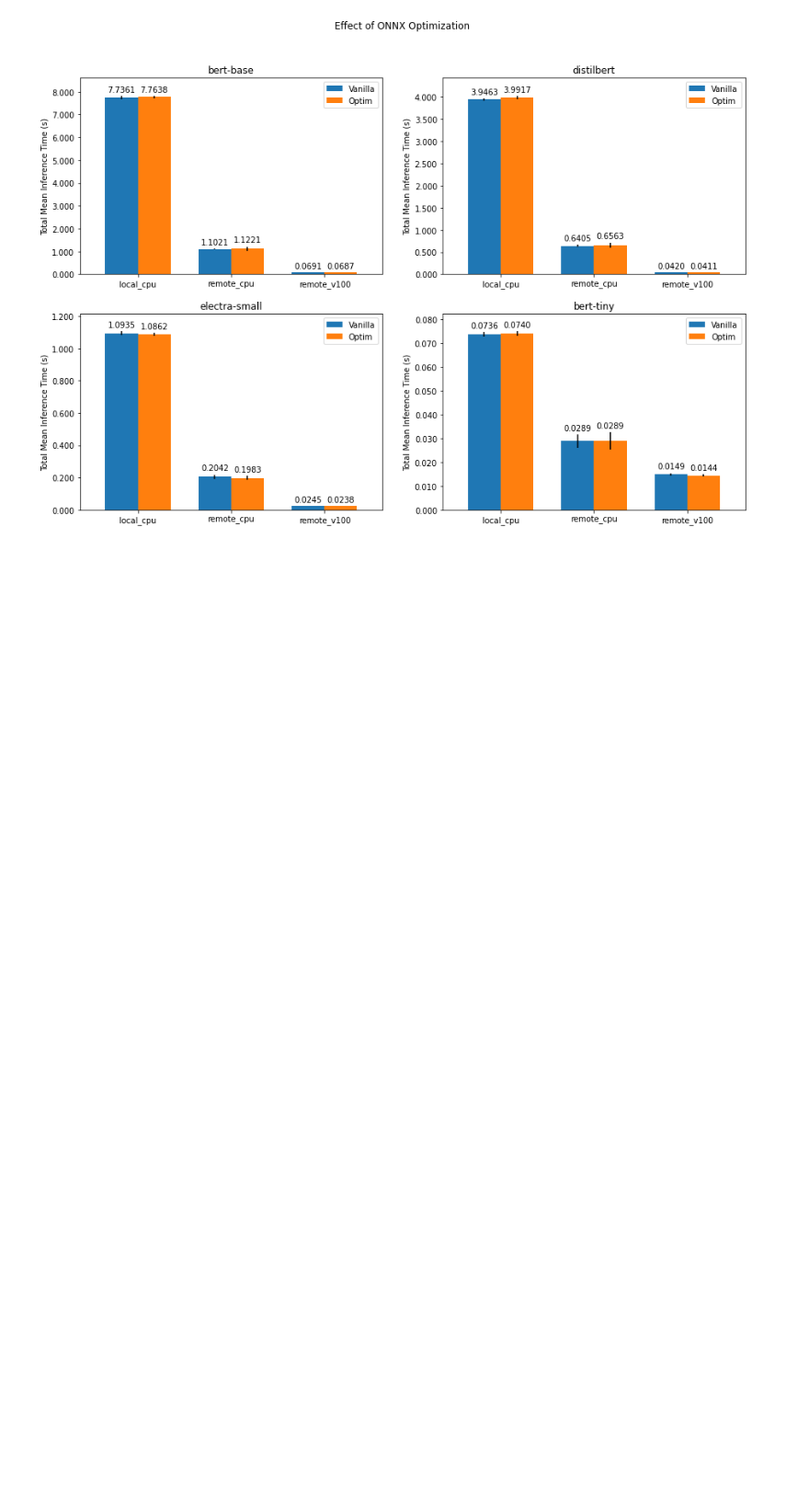
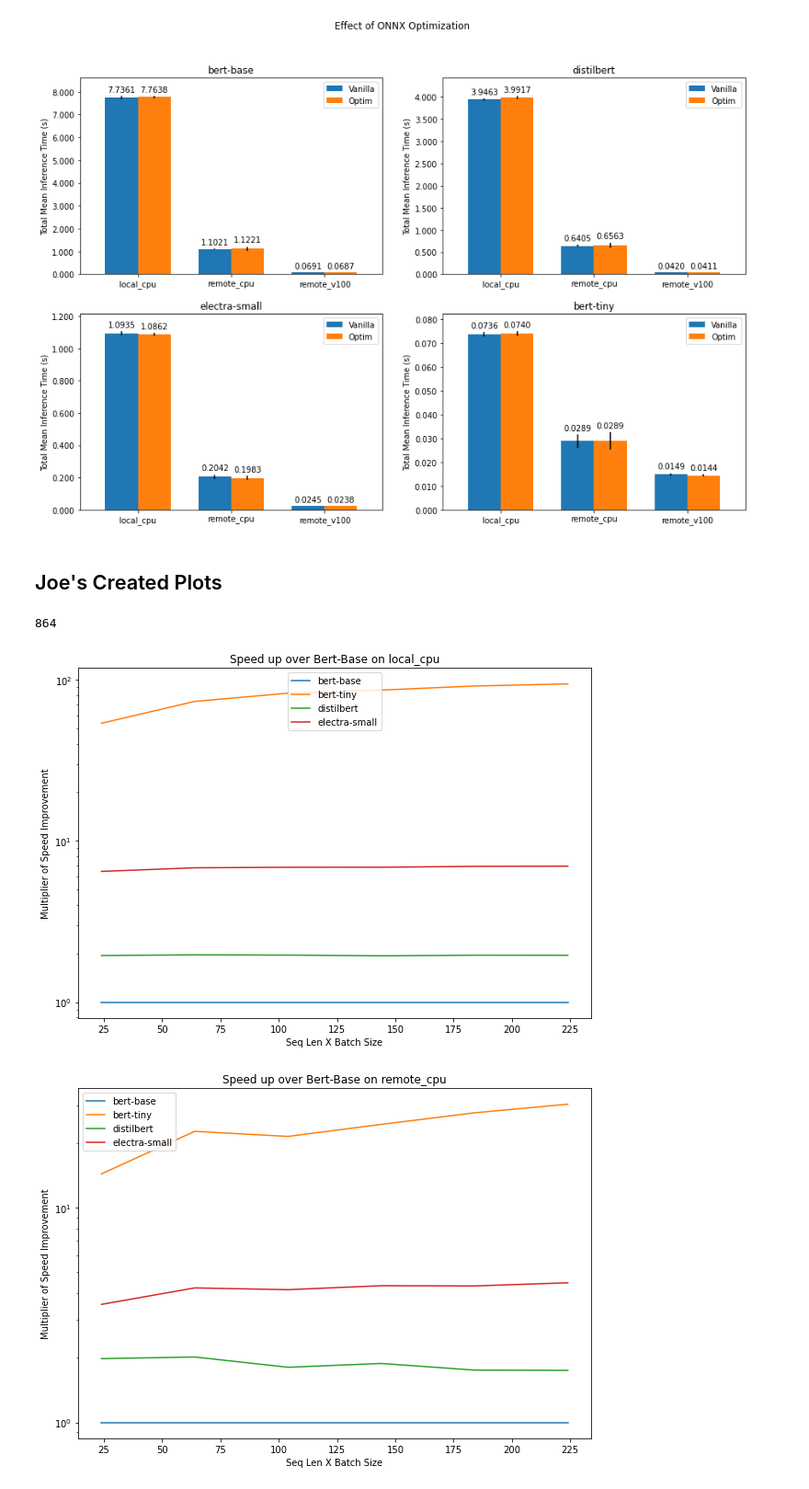
Before and after one commit to kharkarag/practical-transformer-deployment, a Jupyter notebook: Analysis.ipynb, the cells around one changed output. Shown at 92% size. Cells and saved outputs as stored; diff of their text form; code cells hidden in the pictures; blank space fills up the shorter version.

Commit message:
added new plots to Analysis

```diff
--- a/Analysis.ipynb
+++ b/Analysis.ipynb
@@ -317,3 +329,5 @@ def analyze_optim_plot(model_results, model_name, plot):
 plot_all_models(master_results_updated, analyze_optim_plot, "Effect of ONNX Optimization")
 # %% [output]
 [figure]
+# %% [markdown]
+## Joe's Created Plots
@@ -319,0 +337,53 @@ plot_all_models(master_results_updated, analyze_optim_plot, "Effect of ONNX Opti
+# %%
+## Plot it/s vs seq_len
+data_map = []
+for model_type, v1 in data.items():
+    for quant, v2 in v1.items():
+        for bs_seq, v3 in v2.items():
+            for execu, v4 in v3.items():
+                for time, v5 in v4.items():
+                    half = bs_seq.split('_')
+                    seq = int(half[1][2:])
+                    batch = int(half[0][2:])
+                    data_map.append([model_type, quant, batch, seq, execu, time, v5['mean'], v5['std']])
+
+len(data_map)
+# %% [output]
+864
+# %%
+import pandas as pd
+
+df = pd.DataFrame(data_map, columns=['model_type', 'quant', 'batch_size', 'seq_len',
+                                     'exec', 'time_type', 'mean', 'std'])
+df['seq_len'] = df['seq_len'] * 10 + 2
+# %%
+# compute per model speed up
+
+storage = None
+
+for e_type in ['local_cpu', 'remote_cpu', 'remote_v100']:
+    fig = plt.figure(figsize=(10,7))
+    for ix, model in enumerate(np.unique(df['model_type'])):
+        df_m = df.loc[df['model_type'] == model]
+
+        df_m = df_m.loc[df_m['exec'] == e_type]
+        df_m = df_m.loc[df_m['time_type'] == 'local_time']
+        df_m = df_m.loc[df_m['batch_size'] == 2]
+        df_m['flop'] = df_m['batch_size'] * df_m['seq_len']
+        df_m['it_s'] = 1 / (df_m['mean'])
+        df_m = df_m.loc[df_m['quant'] == 'true']
+
+        if ix == 0:
+            storage = np.array(df_m['it_s'])
+
+        plt.plot(df_m['flop'], df_m['it_s'] / storage, label=model)
+
+    plt.legend()
+    plt.title('Speed up over Bert-Base on '+e_type)
+    plt.yscale('log')
+    plt.ylabel('Multiplier of Speed Improvement')
+    plt.xlabel('Seq Len X Batch Size')
+    fig.show()
+# %% [output]
+[figure, added]
+[figure, added]
```
Also changed, not shown: parts of 9 cells of this notebook, 1 other file.
